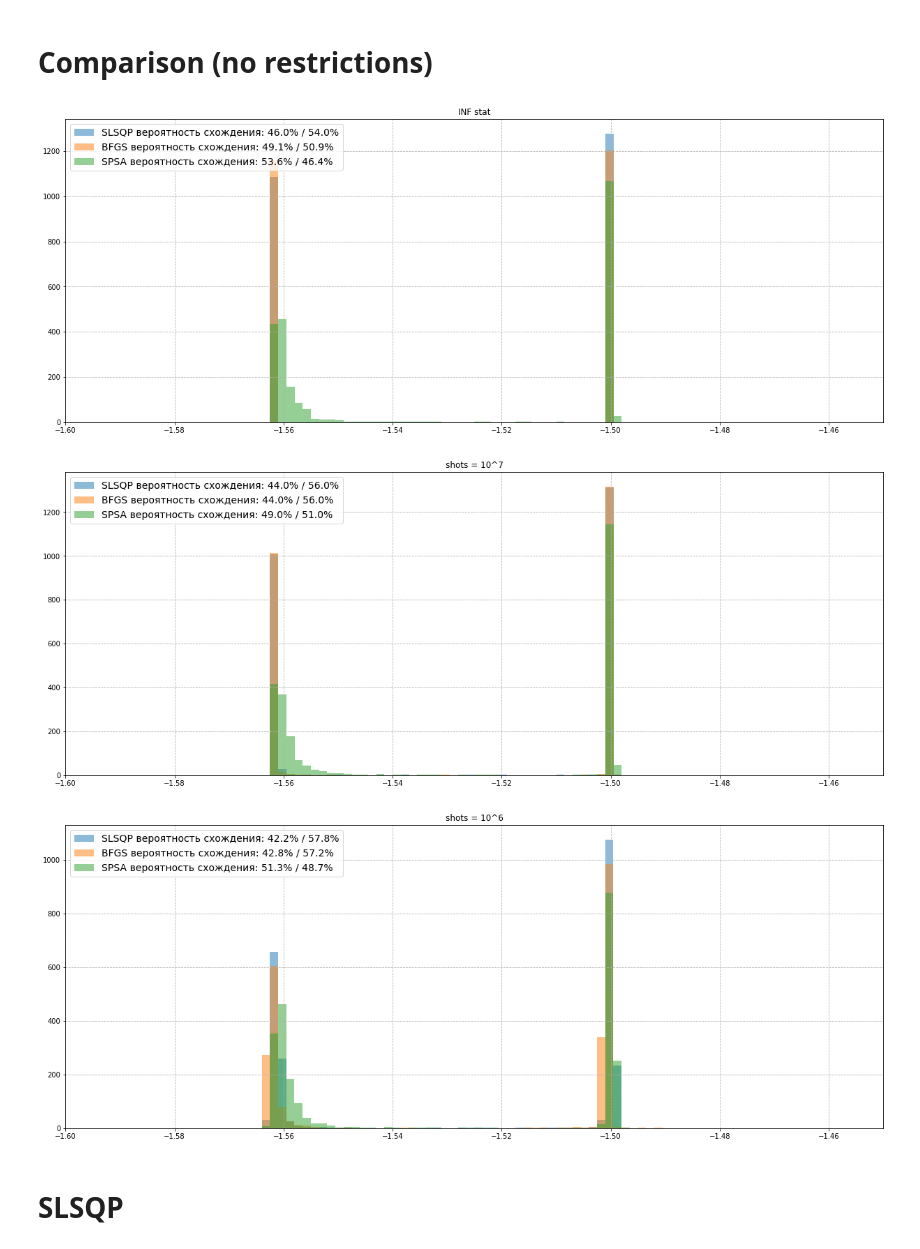
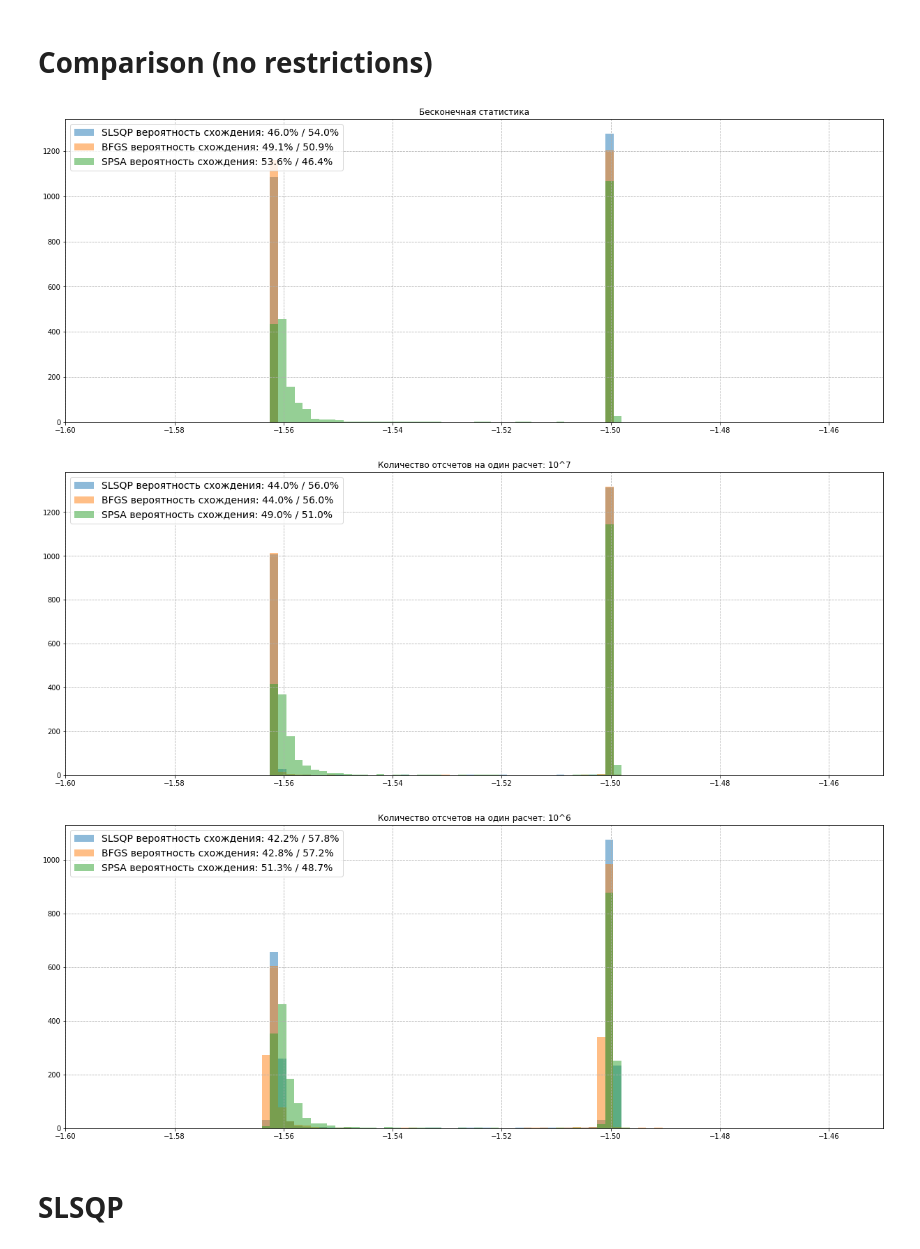
Before and after one commit to applevitya/vqe, a Jupyter notebook: report.ipynb, the cells around one changed output. Drawn from its saved outputs; the diff is of its cells as text; code cells hidden in the pictures.

```diff
--- a/report.ipynb
+++ b/report.ipynb
@@ -10,7 +10,7 @@ def value_from_file(fileway):
         for line in f:
             line = f.readline()
             n.append(line.split('\t')[0])
-    return list(map(float, n))
+    return  list(map(float, n))
 
 def stat_left(fileway):
     count = 0
@@ -61,8 +61,10 @@ def hist_union(fileway,b,name,title):
         ax.hist(value_from_file(fileway[i]),bins = b[i], label = name[i] + ' вероятность схождения: '+ str(round(100*stat_left(fileway[i])/2365,1))+ '% / '+ str(round(100 -100*stat_left(fileway[i])/2365,1)) + '%',range = (-1.6,-1.45), alpha = 0.5);
     ax.grid(True, linestyle = '--')
     ax.set_xlim(-1.6,-1.45)
-    ax.legend(loc='upper left', fontsize = 14)
-    ax.set_title(title)
+    ax.legend(loc='upper left', fontsize = 18)
+    ax.set_title(title,fontsize = 18)
+    fig.savefig('graph/'+title+'.pdf', bbox_inches='tight')
+    ax.tick_params(axis='both', which='major', labelsize=16)
 # %% [markdown]
 ## Полные статистики (с ограничением на количество итераций минимизатора)
 # %%
@@ -84,13 +87,13 @@ hist_union(fileway= ['Data/vqe_hadamard_spsa_10^3_maxiter_266.txt','Data/vqe_had
 # %% [markdown]
 # Сomparison (no restrictions)
 # %%
-hist_union(fileway= ['Data/vqe_hadamard_slsqp_inf.txt','Data/vqe_hadamard_bfgs_inf.txt','Data/vqe_hadamard_spsa_inf.txt'],name = ['SLSQP','BFGS','SPSA'], b = [100,100,100], title = 'INF stat')
-hist_union(fileway= ['Data/vqe_hadamard_slsqp_10^7.txt','Data/vqe_hadamard_bfgs_10^7.txt','Data/vqe_hadamard_spsa_10^7.txt'],name = ['SLSQP','BFGS','SPSA'], b = [100,100,100], title = 'shots = 10^7')
-hist_union(fileway= ['Data/vqe_hadamard_slsqp_10^6.txt','Data/vqe_hadamard_bfgs_10^6.txt','Data/vqe_hadamard_spsa_10^6.txt'],name = ['SLSQP','BFGS','SPSA'], b = [100,100,100], title = 'shots = 10^6')
+hist_union(fileway= ['Data/vqe_hadamard_slsqp_inf.txt','Data/vqe_hadamard_bfgs_inf.txt','Data/vqe_hadamard_spsa_inf.txt'],name = ['SLSQP','BFGS','SPSA'], b = [100,100,100], title = 'Бесконечная статистика')
+hist_union(fileway= ['Data/vqe_hadamard_slsqp_10^7.txt','Data/vqe_hadamard_bfgs_10^7.txt','Data/vqe_hadamard_spsa_10^7.txt'],name = ['SLSQP','BFGS','SPSA'], b = [100,100,100], title = 'Количество отсчетов на один расчет: 10^7')
+hist_union(fileway= ['Data/vqe_hadamard_slsqp_10^6.txt','Data/vqe_hadamard_bfgs_10^6.txt','Data/vqe_hadamard_spsa_10^6.txt'],name = ['SLSQP','BFGS','SPSA'], b = [100,100,100], title = 'Количество отсчетов на один расчет: 10^6')
 # %% [output]
-[figure, old version]
+[figure, new version]
-[figure, old version]
+[figure, new version]
-[figure, old version]
+[figure, new version]
 # %% [markdown]
 # SLSQP
 # %%
```
Also changed, not shown: parts of 2 cells of this notebook, 11 other files.
